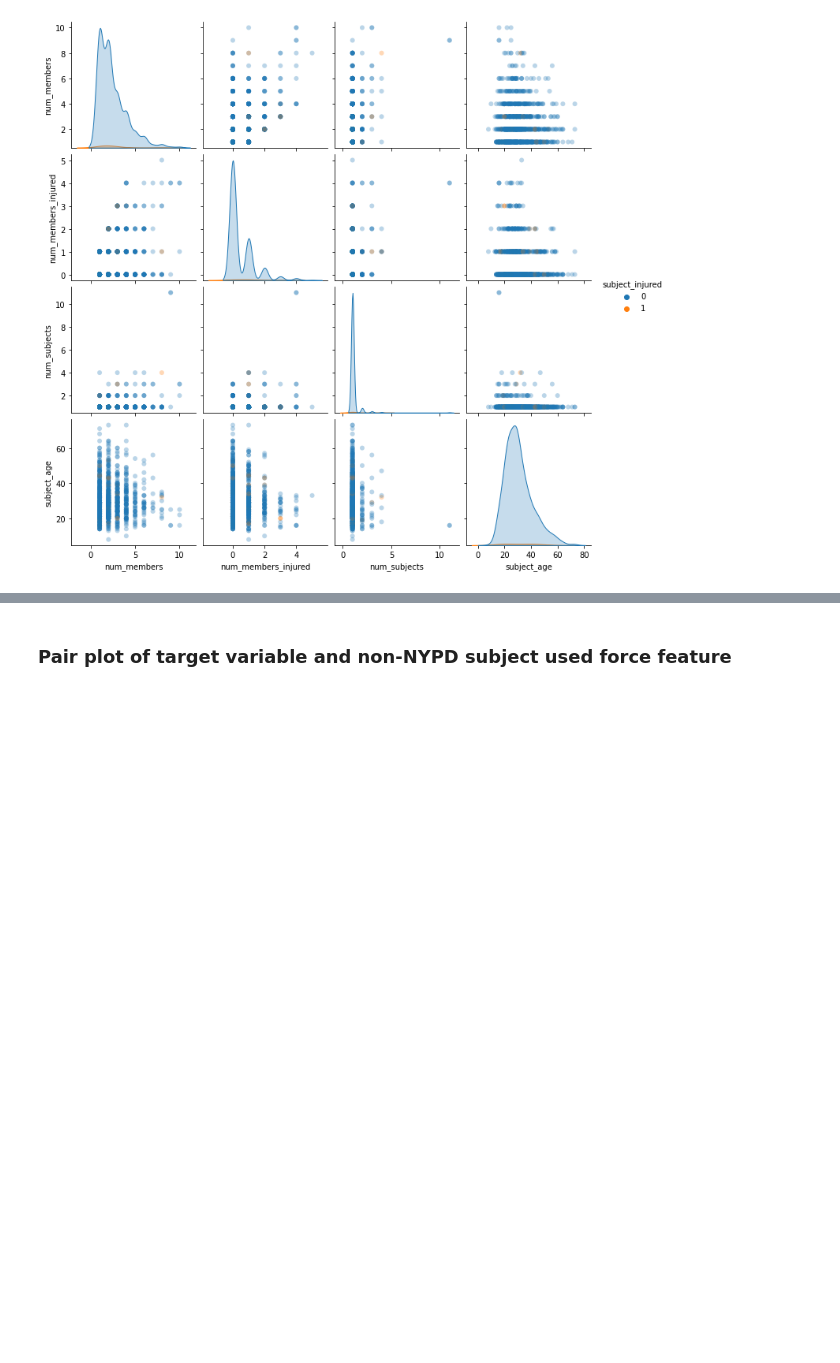
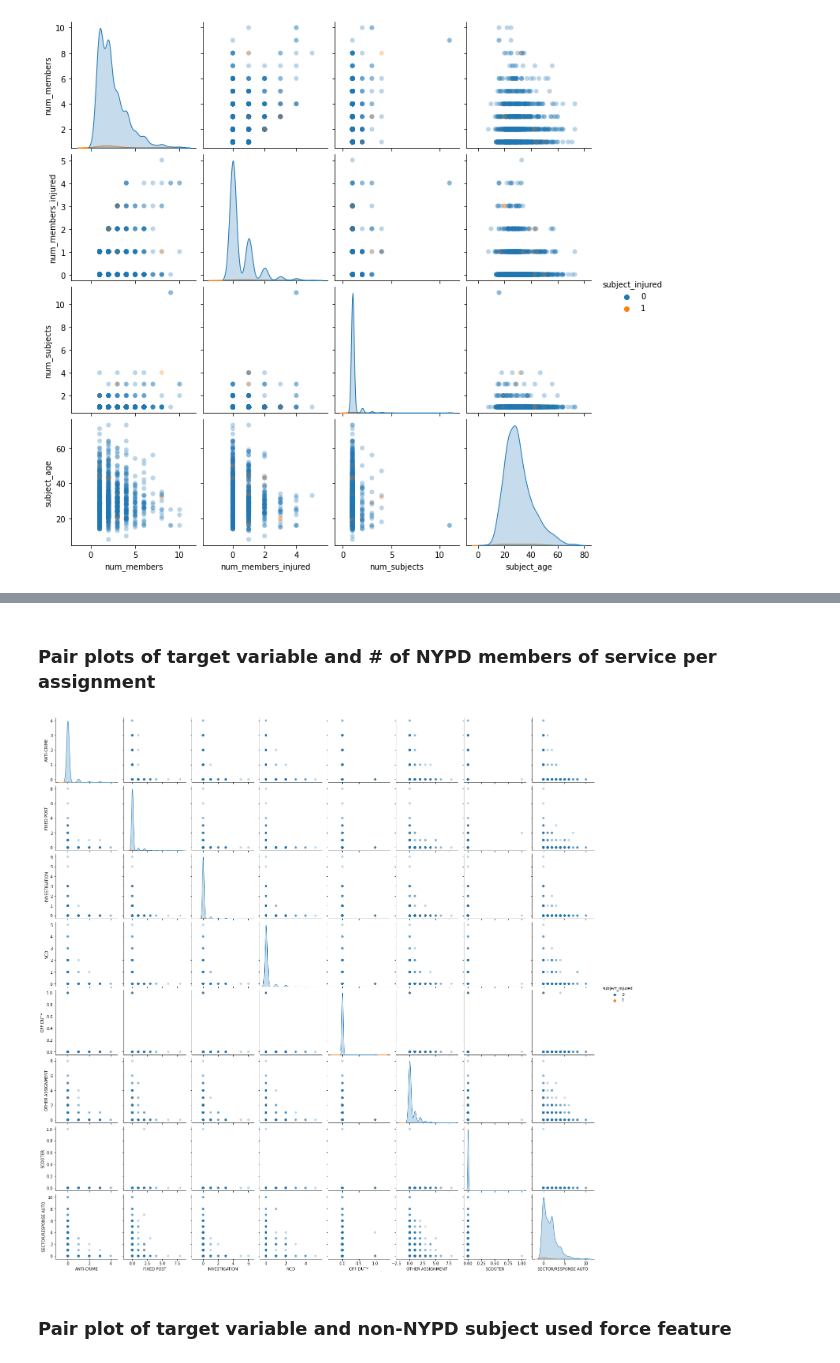
Before and after one commit to chloebs4590/Metis-Classification, a Jupyter notebook: nypd_use_of_force-data_cleaning_eda.ipynb, the cells around one changed output, grey strips where cells are left out. Drawn from its saved outputs; the diff is of its cells as text; code cells hidden in the pictures; blank space fills up the shorter version.

```diff
--- a/nypd_use_of_force-data_cleaning_eda.ipynb
+++ b/nypd_use_of_force-data_cleaning_eda.ipynb
@@ -668,3 +756,10 @@ plot_features(df_X[['subject_injured','num_members','num_members_injured','num_s
+# %% [markdown]
+### Pair plots of target variable and # of NYPD members of service per assignment
+# %%
+plot_features(df_X[['subject_injured','ANTI-CRIME','FIXED POST','INVESTIGATION','NCO','OFF DUTY',
+                    'OTHER ASSIGNMENT','SCOOTER', 'SECTOR/RESPONSE AUTO']])
+# %% [output]
+[figure, added]
 # %% [markdown]
 ### Pair plot of target variable and non-NYPD subject used force feature
 # %%
```
Also changed, not shown: parts of 27 cells of this notebook.
